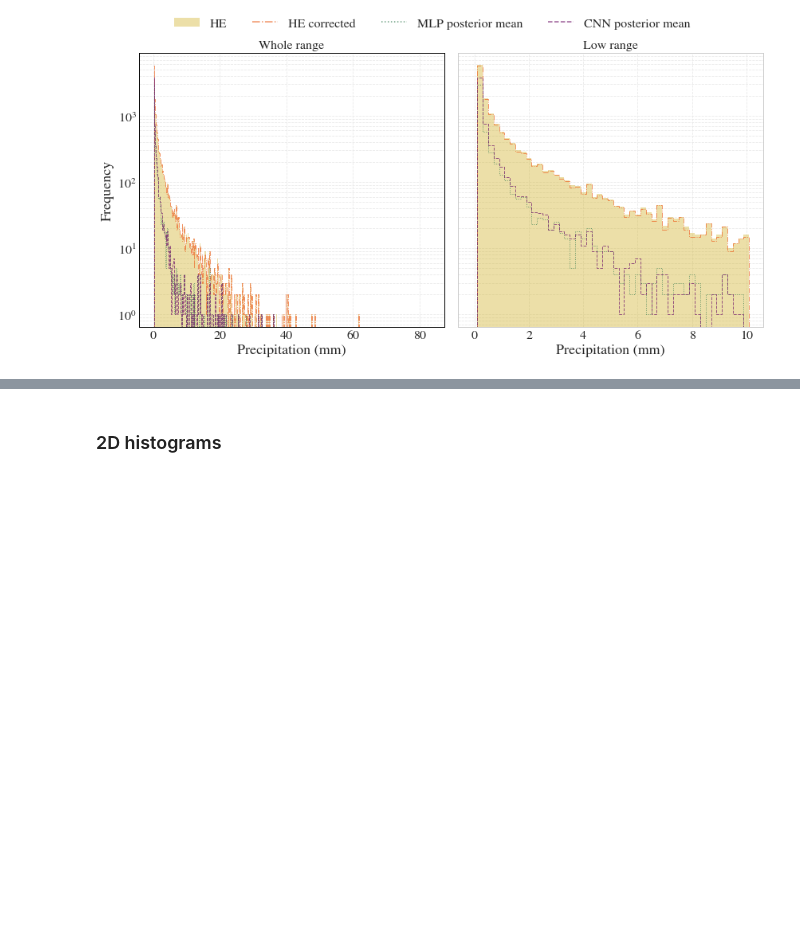
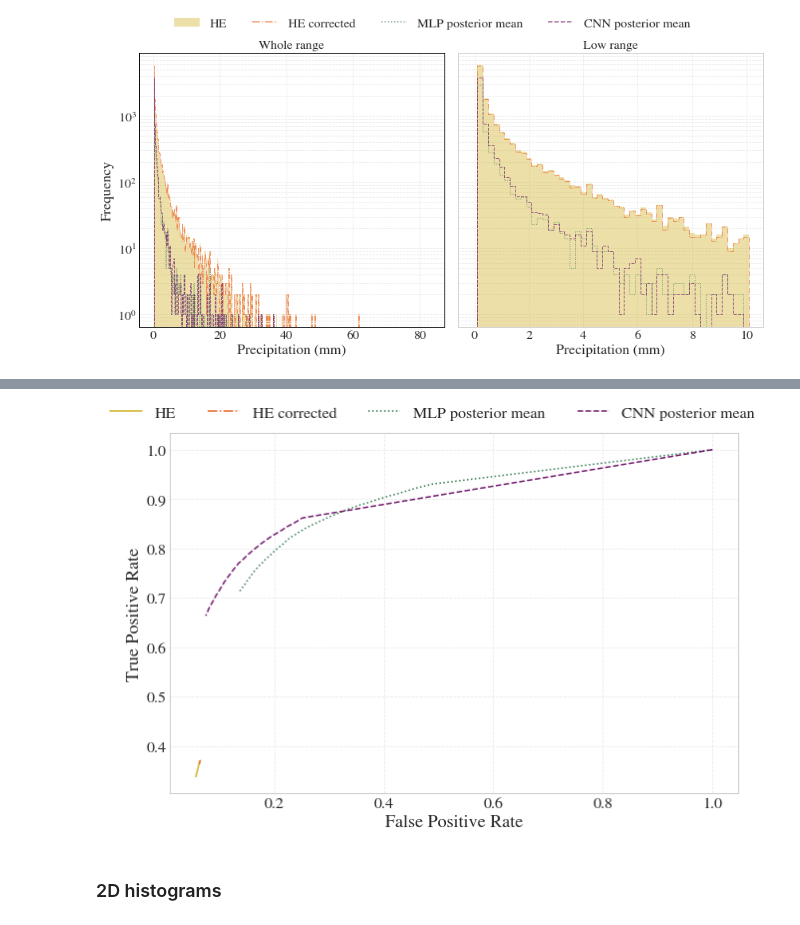
Before and after one commit to ingridingemarsson/geostat-masters-thesis, a Jupyter notebook: notebooks/compare_gauge_he_preds.ipynb, the cells around one changed output, grey strips where cells are left out. Cells and saved outputs as stored; diff of their text form; code cells hidden in the pictures; blank space fills up the shorter version.

```diff
--- a/notebooks/compare_gauge_he_preds.ipynb
+++ b/notebooks/compare_gauge_he_preds.ipynb
@@ -540,10 +542,12 @@ ROC(data_dict, 'gauge_precip', ['HE_precip', 'HE_precip_corr',
 # %%
 ROC2(data_dict, 'gauge_precip', ['HE_precip', 'HE_precip_corr',
                                 'mlp_posterior_mean', 'xception_posterior_mean'],
-   lims=[0.001,0.5],nums=1000,
+   lims=[0.0,0.19],nums=200,
      linestyles=['solid', 'dashdot', 'dotted', 'dashed']
     #,filename='../plots/thesis/ROC2.pdf'
    )
+# %% [output]
+[figure, added]
 # %%
 data_dict['gauge_precip']
 # %% [markdown]
```
Also changed, not shown: parts of 1 cell of this notebook, 5 other files.
